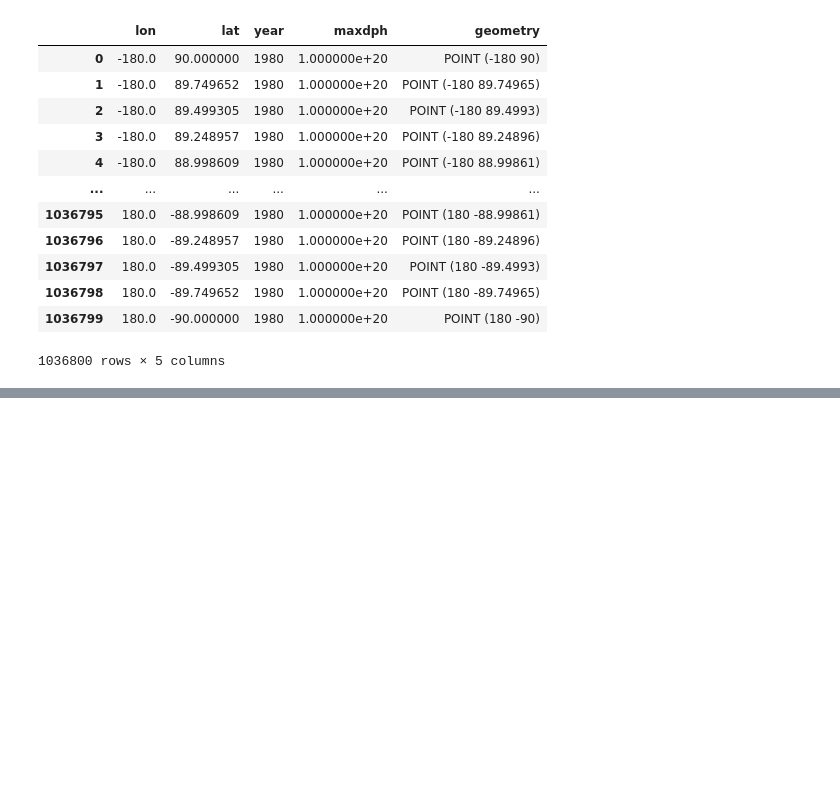
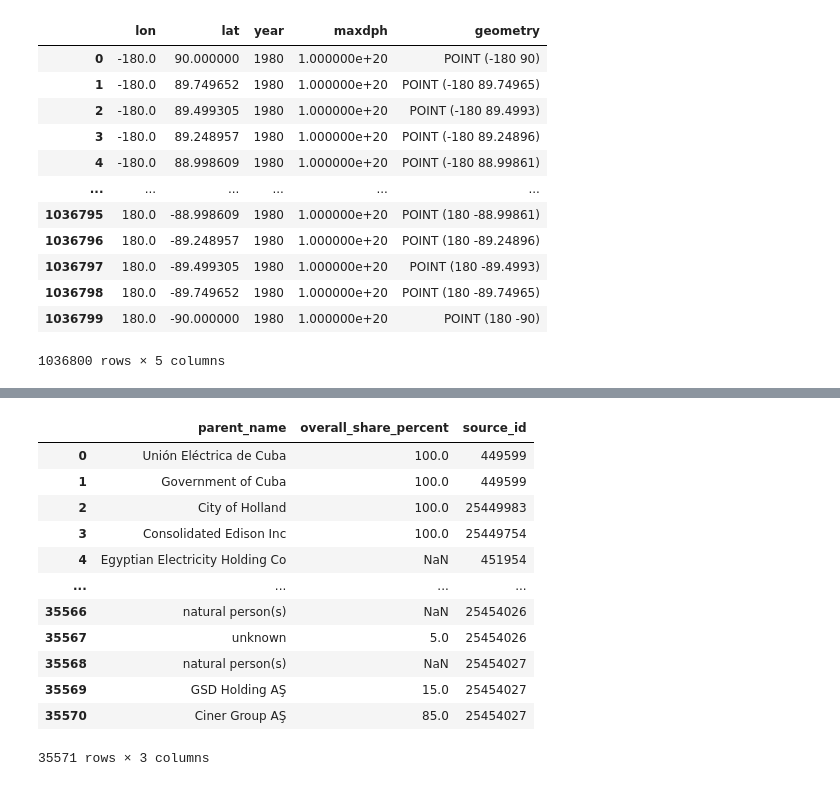
Before and after one commit to hamadasaleh/flood_risks, a Jupyter notebook: notebooks/read_max_depth.ipynb, the cells around one changed output, grey strips where cells are left out. Drawn from its saved outputs; the diff is of its cells as text; code cells hidden in the pictures; blank space fills up the shorter version.

```diff
--- a/notebooks/read_max_depth.ipynb
+++ b/notebooks/read_max_depth.ipynb
@@ -149,0 +299,16 @@ merged.to_parquet("../data/exposures/power.parquet")
+# %%
+own
+# %% [output]
+|  | parent_name | overall_share_percent | source_id |
+| 0 | Unión Eléctrica de Cuba | 100.0 | 449599 |
+| 1 | Government of Cuba | 100.0 | 449599 |
+| 2 | City of Holland | 100.0 | 25449983 |
+| 3 | Consolidated Edison Inc | 100.0 | 25449754 |
+| 4 | Egyptian Electricity Holding Co | NaN | 451954 |
+| ... | ... | ... | ... |
+| 35566 | natural person(s) | NaN | 25454026 |
+| 35567 | unknown | 5.0 | 25454026 |
+| 35568 | natural person(s) | NaN | 25454027 |
+| 35569 | GSD Holding AŞ | 15.0 | 25454027 |
+| 35570 | Ciner Group AŞ | 85.0 | 25454027 |
+35571 rows × 3 columns
```
Also changed, not shown: parts of 29 cells of this notebook, 2 other files.
